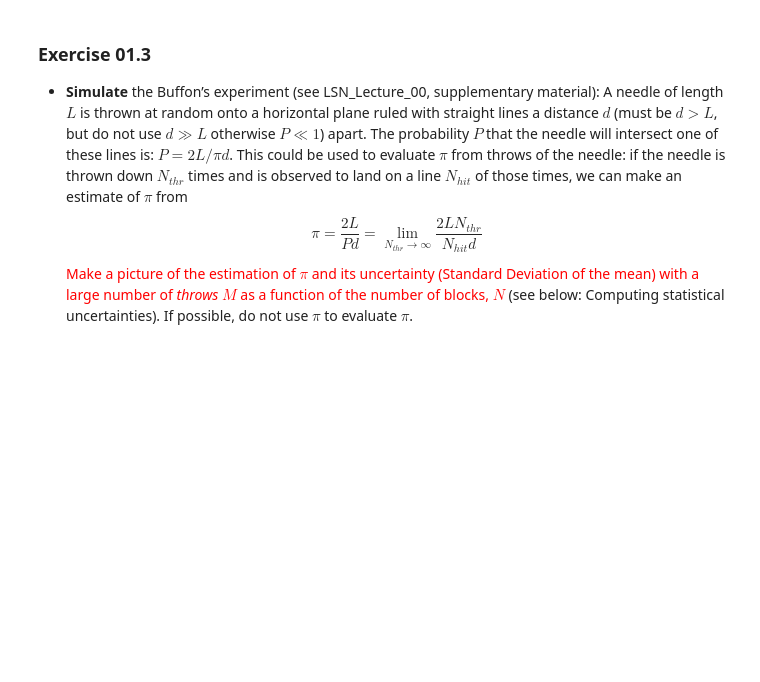
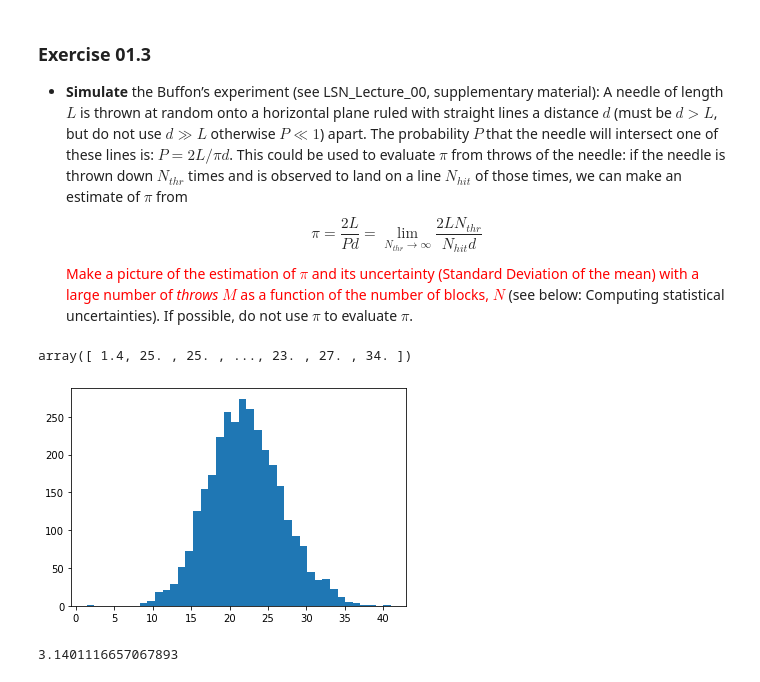
Before and after one commit to Daniele95/LSN, a Jupyter notebook: 1-random/ex1.ipynb, the cells around one changed output. Drawn from its saved outputs; the diff is of its cells as text; code cells hidden in the pictures; blank space fills up the shorter version.

```diff
--- a/1-random/ex1.ipynb
+++ b/1-random/ex1.ipynb
@@ -74,3 +110,64 @@ Note tha you can try to fit the case $N=100$ with a Gaussian for standard and ex
 - **Simulate** the Buffon’s experiment (see LSN_Lecture_00, supplementary material):  A needle of length $L$ is thrown at random onto a horizontal plane ruled with straight lines a distance $d$ (must be $d > L$, but do not use $d\gg L$ otherwise $P\ll 1$) apart. The probability $P$ that the needle will intersect one of these lines is: $P = 2L/\pi d$. This could be used to evaluate $\pi$ from throws of the needle: if the needle is thrown down $N_{thr}$ times and is observed to land on a line $N_{hit}$ of those times, we can make an estimate of $\pi$ from
 $$\pi = \frac{2L}{Pd} = \lim_{N_{thr} \to \infty}\frac{2LN_{thr}}{N_{hit}d}$$
 <font color="red">Make a picture of the estimation of $\pi$ and its uncertainty (Standard Deviation of the mean) with a large number of *throws* $M$ as a function of the number of blocks, $N$</font> (see below: Computing statistical uncertainties). If possible, do not use $\pi$ to evaluate $\pi$.
+# %%
+import numpy as np
+import matplotlib.pyplot as plt
+import math
+
+
+M=500000
+d = 3 #spaziatura righe
+L = 1.4 #lunghezza ago
+
+np.random.seed(3)
+o = np.random.rand(M)*d
+
+#da -L a L
+x = np.random.rand(M)
+x = (x*2-1)*L
+y = np.random.rand(M)
+y = (y*2-1)*L
+
+#quadrato di raggio L, butto via quelli fuori dal cerchio
+a = y[(x**2+y**2)<L]
+
+x= x[(x**2+y**2)<L]
+
+y=a
+
+#plt.scatter(x,y,s=.1)
+# %%
+# controllo l'uniformità di questi angoli
+theta = np.arctan2(x,y)
+
+v=np.empty([])
+
+for angle in np.arange (0, 3.14159/2,.0005):
+
+    num = (theta[(theta >angle) & (theta <angle+0.0005)] ).size
+    v=np.append(v, num)
+
+
+n, bins, patches = plt.hist(v,40)
+v
+# %% [output]
+array([ 1.4, 25. , 25. , ..., 23. , 27. , 34. ])
+[figure, added]
+# %%
+#verifica se c'è l'intersezione
+
+x=np.divide(x,np.sqrt(x**2+y**2))*L
+
+
+xPunta = o[0:x.size]+x;
+
+vettoreIntersezioni =  xPunta[(xPunta>d) | (xPunta<0.)]
+
+colpiti = vettoreIntersezioni.size
+
+P = colpiti/x.size
+pigreco = (2/P)*(L/d)
+pigreco
+# %% [output]
+3.1401116657067893
```
Also changed, not shown: parts of 13 cells of this notebook, 24 other files.
